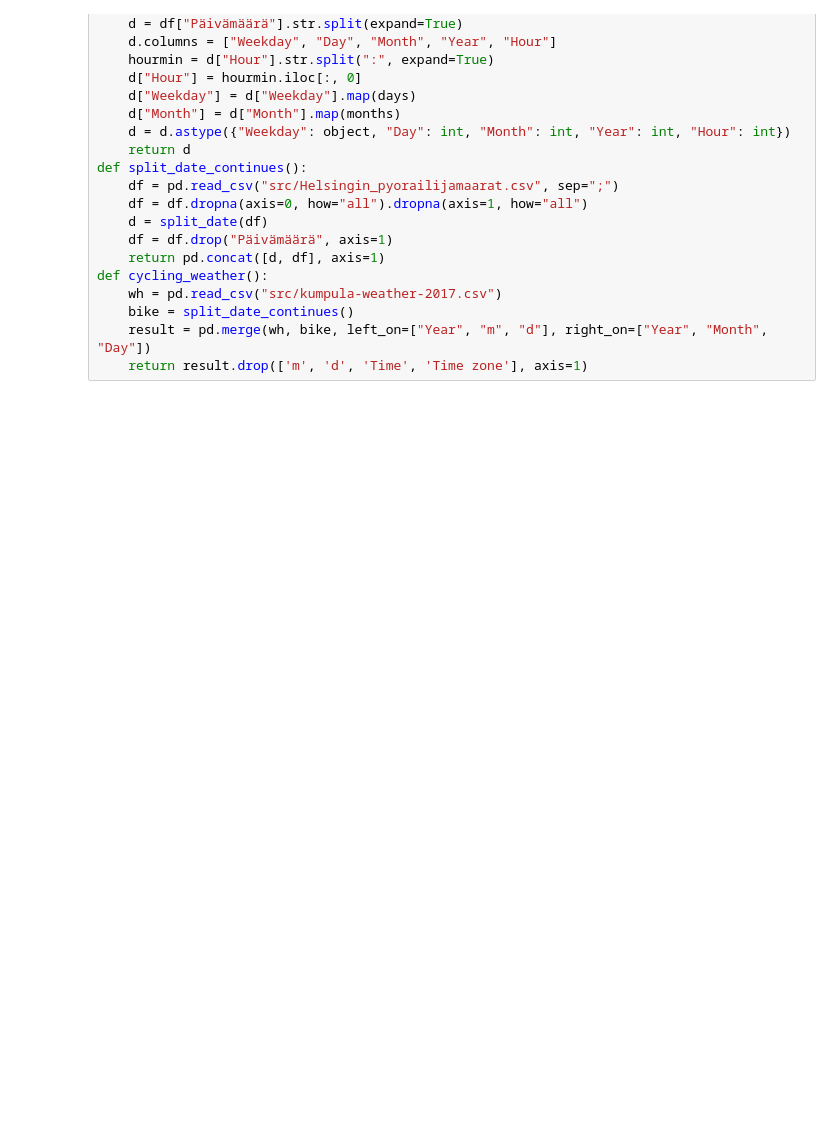
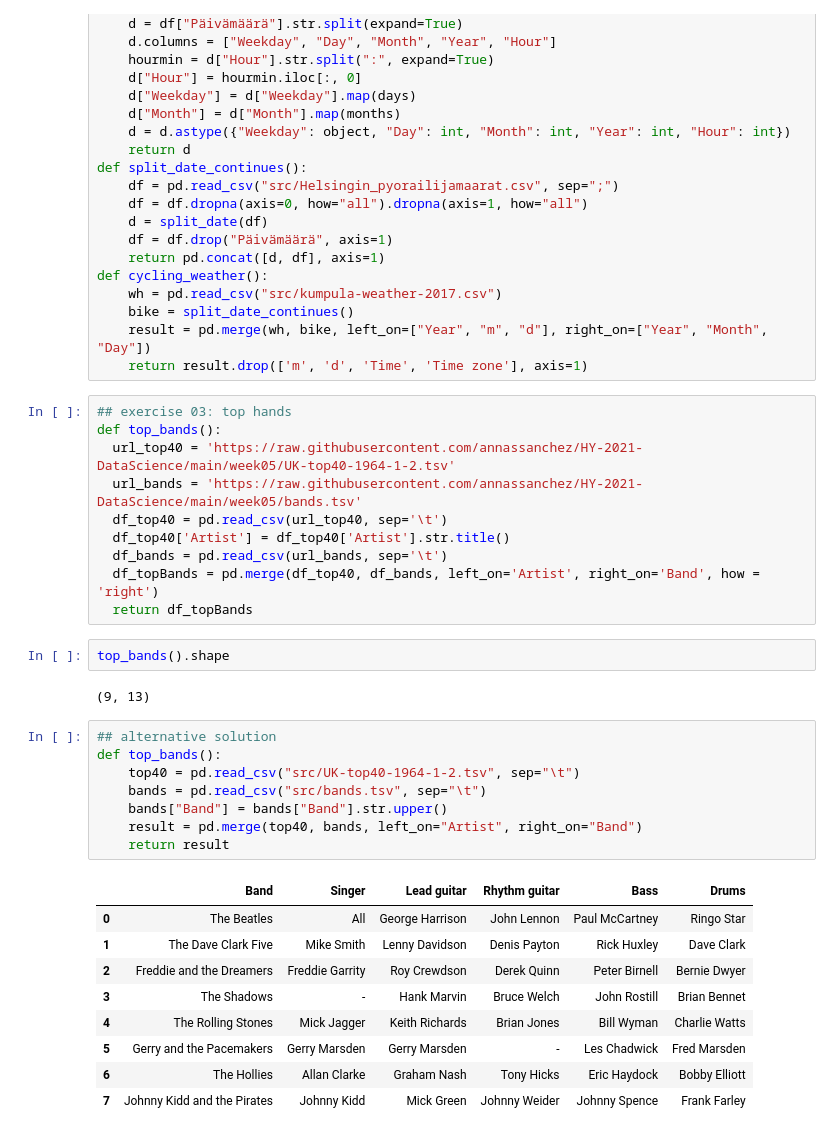
Before and after one commit to annassanchez/HY-2021-DataScience, a Jupyter notebook: week05/week05.ipynb, the cells around one changed output. Drawn from its saved outputs; the diff is of its cells as text; blank space fills up the shorter version.

Commit message:
solution for part05-e03 added

```diff
--- a/week05/week05.ipynb
+++ b/week05/week05.ipynb
@@ -387,3 +387,35 @@ def cycling_weather():
     bike = split_date_continues()
     result = pd.merge(wh, bike, left_on=["Year", "m", "d"], right_on=["Year", "Month", "Day"])
     return result.drop(['m', 'd', 'Time', 'Time zone'], axis=1)
+# %%
+## exercise 03: top hands
+def top_bands():
+  url_top40 = 'https://raw.githubusercontent.com/annassanchez/HY-2021-DataScience/main/week05/UK-top40-1964-1-2.tsv'
+  url_bands = 'https://raw.githubusercontent.com/annassanchez/HY-2021-DataScience/main/week05/bands.tsv'
+  df_top40 = pd.read_csv(url_top40, sep='\t')
+  df_top40['Artist'] = df_top40['Artist'].str.title()
+  df_bands = pd.read_csv(url_bands, sep='\t')
+  df_topBands = pd.merge(df_top40, df_bands, left_on='Artist', right_on='Band', how = 'right')
+  return df_topBands
+# %%
+top_bands().shape
+# %% [output]
+(9, 13)
+# %%
+## alternative solution
+def top_bands():
+    top40 = pd.read_csv("src/UK-top40-1964-1-2.tsv", sep="\t")
+    bands = pd.read_csv("src/bands.tsv", sep="\t")
+    bands["Band"] = bands["Band"].str.upper()
+    result = pd.merge(top40, bands, left_on="Artist", right_on="Band")
+    return result
+# %% [output]
+|  | Band | Singer | Lead guitar | Rhythm guitar | Bass | Drums |
+| 0 | The Beatles | All | George Harrison | John Lennon | Paul McCartney | Ringo Star |
+| 1 | The Dave Clark Five | Mike Smith | Lenny Davidson | Denis Payton | Rick Huxley | Dave Clark |
+| 2 | Freddie and the Dreamers | Freddie Garrity | Roy Crewdson | Derek Quinn | Peter Birnell | Bernie Dwyer |
+| 3 | The Shadows | - | Hank Marvin | Bruce Welch | John Rostill | Brian Bennet |
+| 4 | The Rolling Stones | Mick Jagger | Keith Richards | Brian Jones | Bill Wyman | Charlie Watts |
+| 5 | Gerry and the Pacemakers | Gerry Marsden | Gerry Marsden | - | Les Chadwick | Fred Marsden |
+| 6 | The Hollies | Allan Clarke | Graham Nash | Tony Hicks | Eric Haydock | Bobby Elliott |
+| 7 | Johnny Kidd and the Pirates | Johnny Kidd | Mick Green | Johnny Weider | Johnny Spence | Frank Farley |
```
